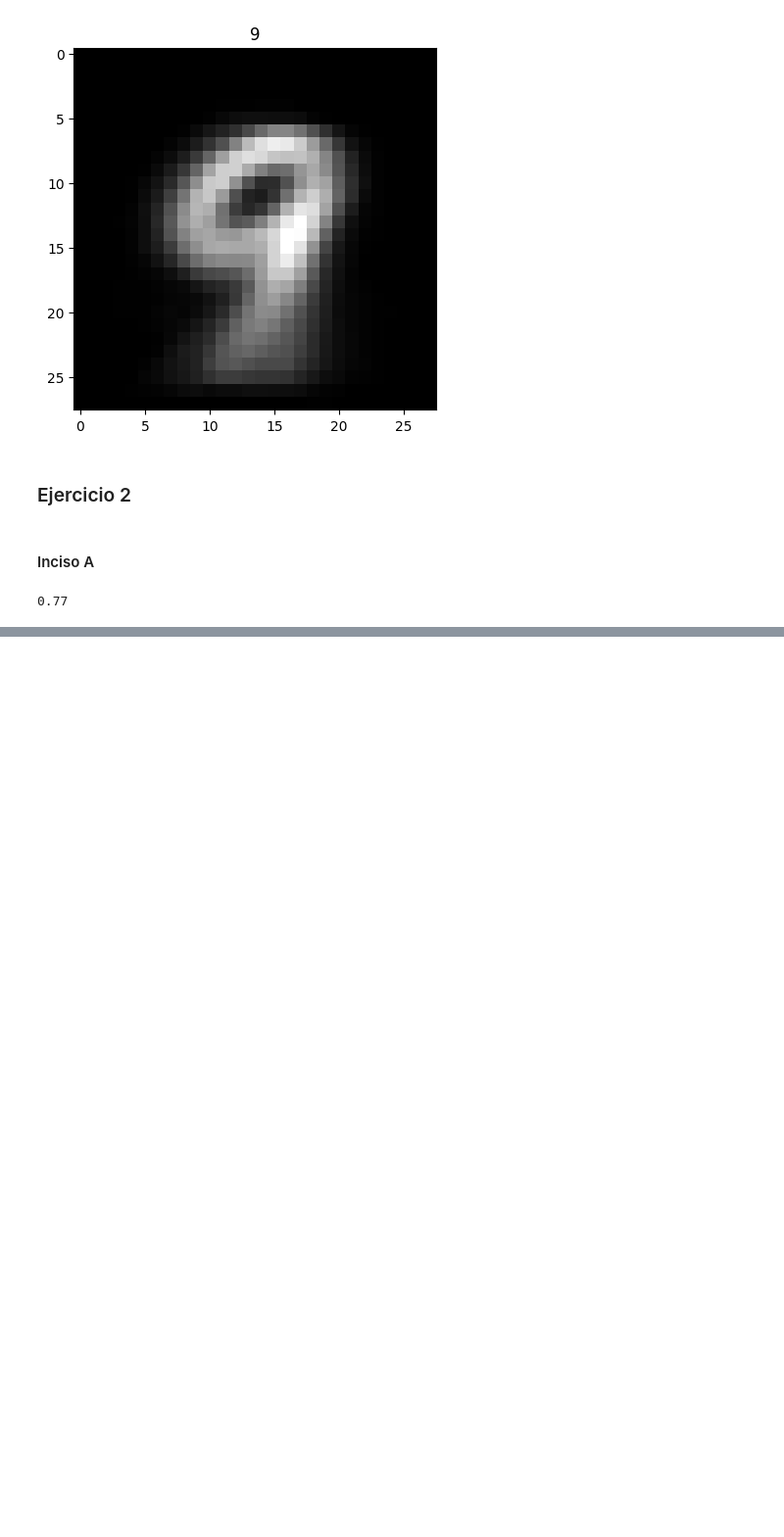
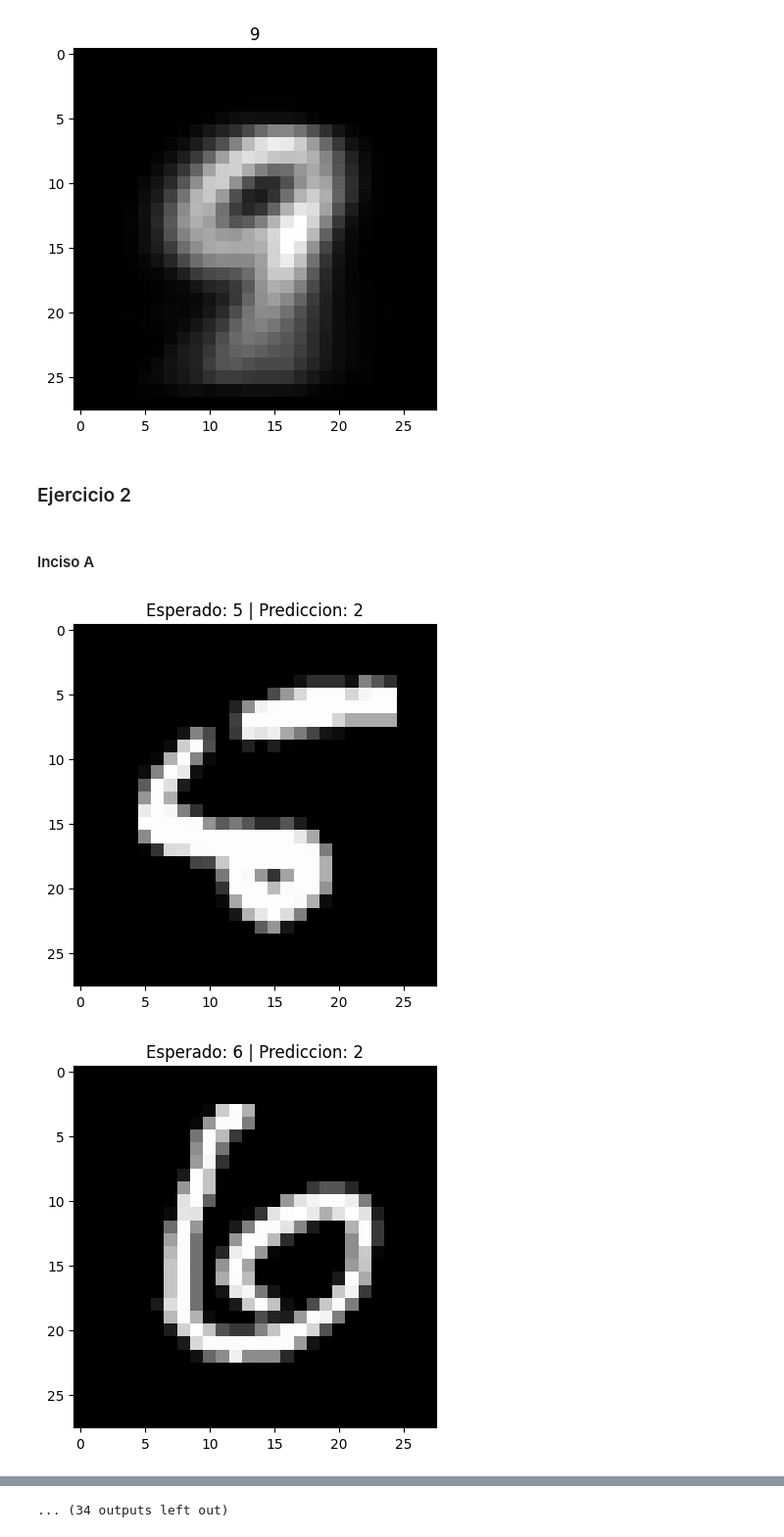
Before and after one commit to arielbakal/AlgebraLinealComputacional_UBA_FCEN, a Jupyter notebook: TP2/TP2.ipynb, the cells around one changed output, grey strips where cells are left out. Shown at 98% size. Saved outputs shown, nothing was run; the diff lists cells and outputs as text; code cells hidden in the pictures; blank space fills up the shorter version.

```diff
--- a/TP2/TP2.ipynb
+++ b/TP2/TP2.ipynb
@@ -182,18 +182,31 @@ def predicciones(imagenes_promedio, imagenes_de_testeo):
 # %%
 predicciones = predicciones(imagenes_promedio, imagenes_de_testeo)
 
-def precision_predicciones(indices_imagenes_de_testeo, predicciones):
+def precision_predicciones(imagenes_de_testeo, indices_imagenes_de_testeo, predicciones):
 
     precision = 0
+
+    desaciertos = []
 
     for i in range(0,200):
         if indices_imagenes_de_testeo[i] == predicciones[i]:
             precision += 1
+        else:
+
+            desaciertos.append( (imagenes_de_testeo[i], indices_imagenes_de_testeo[i] , predicciones[i]) )
+
 
     precision = precision / len(predicciones)
 
-    return precision
+    return desaciertos, precision
-# %%
-precision_predicciones(indices_imagenes_de_testeo, predicciones)
-# %% [output]
-0.77
+# %%
+desaciertos, precision = precision_predicciones(imagenes_de_testeo, indices_imagenes_de_testeo, predicciones)
+for i in range(0, len(desaciertos)):
+    indice = desaciertos[i][1]
+    prediccion = desaciertos[i][2]
+    plt.title("Esperado: {} | Prediccion: {}".format(indice, prediccion))
+    plt.imshow(desaciertos[i][0], cmap='gray')
+    plt.show()
+# %% [output]
+[figure, added]
+[figure, added]
@@ -199,0 +223 @@ precision_predicciones(indices_imagenes_de_testeo, predicciones)
+... (34 outputs left out)
```
Also changed, not shown: parts of 1 cell of this notebook.
